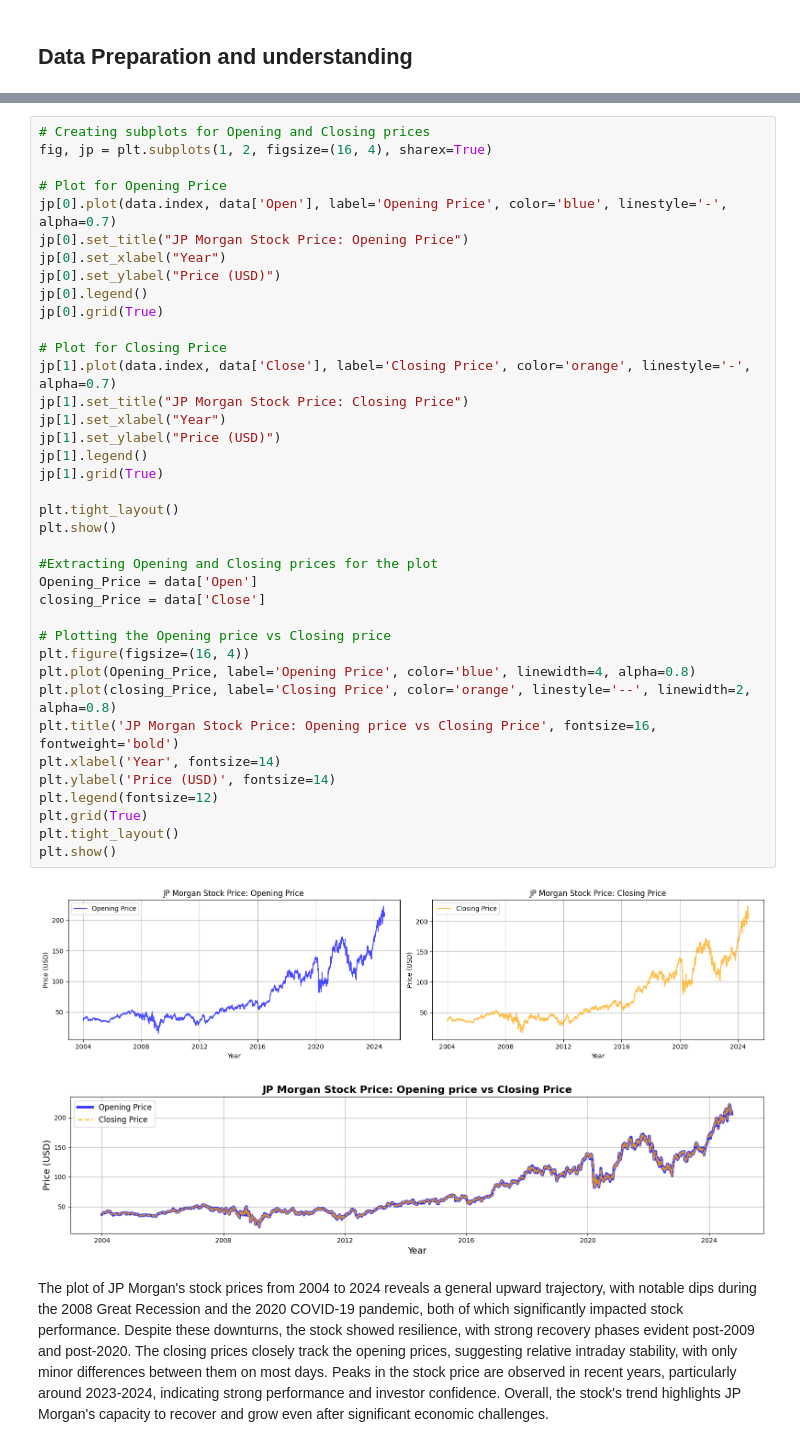
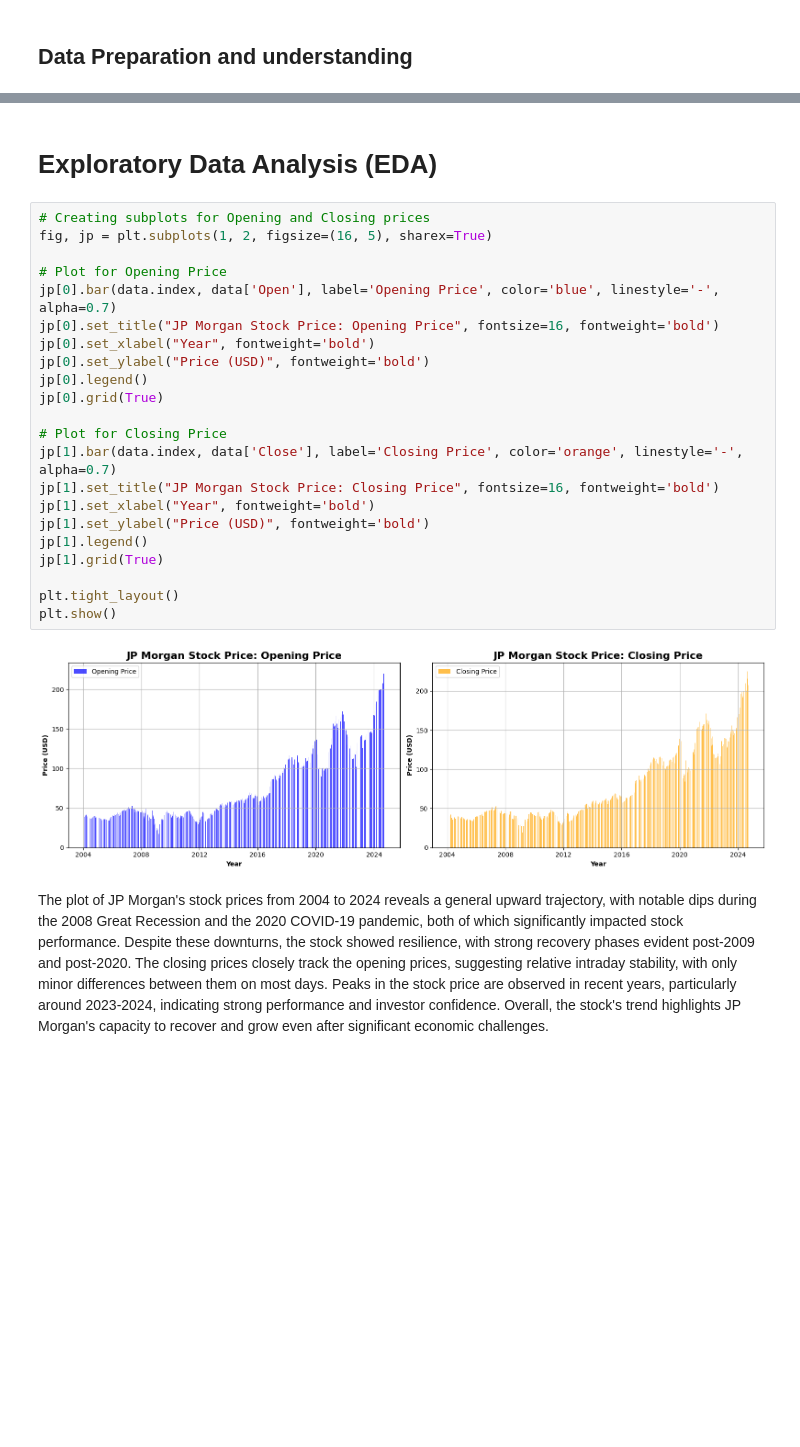
Before and after one commit to AnishTeku/DataScienceFinalProjet-JP-Morgan-forecasting-, a Jupyter notebook: 22013306_PROJECT_.ipynb, the cells around one changed output, grey strips where cells are left out. Cells and saved outputs as stored; diff of their text form; blank space fills up the shorter version.

```diff
--- a/22013306_PROJECT_.ipynb
+++ b/22013306_PROJECT_.ipynb
@@ -61,46 +69,31 @@ missing_values
 | Adj Close | 0 |
 | Volume | 0 |
 dtype: int64
+# %% [markdown]
+# **Exploratory Data Analysis (EDA)**
 # %%
 # Creating subplots for Opening and Closing prices
-fig, jp = plt.subplots(1, 2, figsize=(16, 4), sharex=True)
+fig, jp = plt.subplots(1, 2, figsize=(16, 5), sharex=True)
 
 # Plot for Opening Price
-jp[0].plot(data.index, data['Open'], label='Opening Price', color='blue', linestyle='-', alpha=0.7)
-jp[0].set_title("JP Morgan Stock Price: Opening Price")
-jp[0].set_xlabel("Year")
-jp[0].set_ylabel("Price (USD)")
+jp[0].bar(data.index, data['Open'], label='Opening Price', color='blue', linestyle='-', alpha=0.7)
+jp[0].set_title("JP Morgan Stock Price: Opening Price", fontsize=16, fontweight='bold')
+jp[0].set_xlabel("Year", fontweight='bold')
+jp[0].set_ylabel("Price (USD)", fontweight='bold')
 jp[0].legend()
 jp[0].grid(True)
 
 # Plot for Closing Price
-jp[1].plot(data.index, data['Close'], label='Closing Price', color='orange', linestyle='-', alpha=0.7)
-jp[1].set_title("JP Morgan Stock Price: Closing Price")
-jp[1].set_xlabel("Year")
-jp[1].set_ylabel("Price (USD)")
+jp[1].bar(data.index, data['Close'], label='Closing Price', color='orange', linestyle='-', alpha=0.7)
+jp[1].set_title("JP Morgan Stock Price: Closing Price", fontsize=16, fontweight='bold')
+jp[1].set_xlabel("Year", fontweight='bold')
+jp[1].set_ylabel("Price (USD)", fontweight='bold')
 jp[1].legend()
 jp[1].grid(True)
 
 plt.tight_layout()
 plt.show()
-
-#Extracting Opening and Closing prices for the plot
-Opening_Price = data['Open']
-closing_Price = data['Close']
-
-# Plotting the Opening price vs Closing price
-plt.figure(figsize=(16, 4))
-plt.plot(Opening_Price, label='Opening Price', color='blue', linewidth=4, alpha=0.8)
-plt.plot(closing_Price, label='Closing Price', color='orange', linestyle='--', linewidth=2, alpha=0.8)
-plt.title('JP Morgan Stock Price: Opening price vs Closing Price', fontsize=16, fontweight='bold')
-plt.xlabel('Year', fontsize=14)
-plt.ylabel('Price (USD)', fontsize=14)
-plt.legend(fontsize=12)
-plt.grid(True)
-plt.tight_layout()
-plt.show()
 # %% [output]
-[figure, old version]
+[figure, new version]
-[figure, removed]
 # %% [markdown]
 The plot of JP Morgan's stock prices from 2004 to 2024 reveals a general upward trajectory, with notable dips during the 2008 Great Recession and the 2020 COVID-19 pandemic, both of which significantly impacted stock performance. Despite these downturns, the stock showed resilience, with strong recovery phases evident post-2009 and post-2020. The closing prices closely track the opening prices, suggesting relative intraday stability, with only minor differences between them on most days. Peaks in the stock price are observed in recent years, particularly around 2023-2024, indicating strong performance and investor confidence. Overall, the stock's trend highlights JP Morgan's capacity to recover and grow even after significant economic challenges.
```
Also changed, not shown: parts of 39 cells of this notebook.
